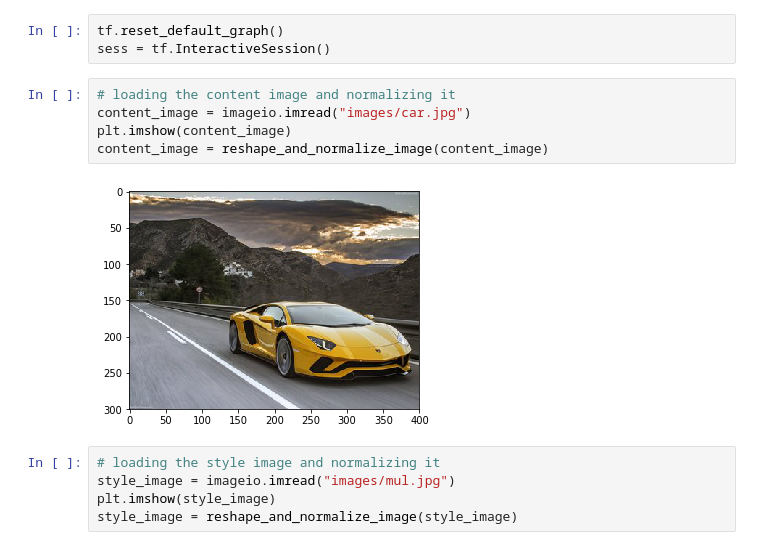
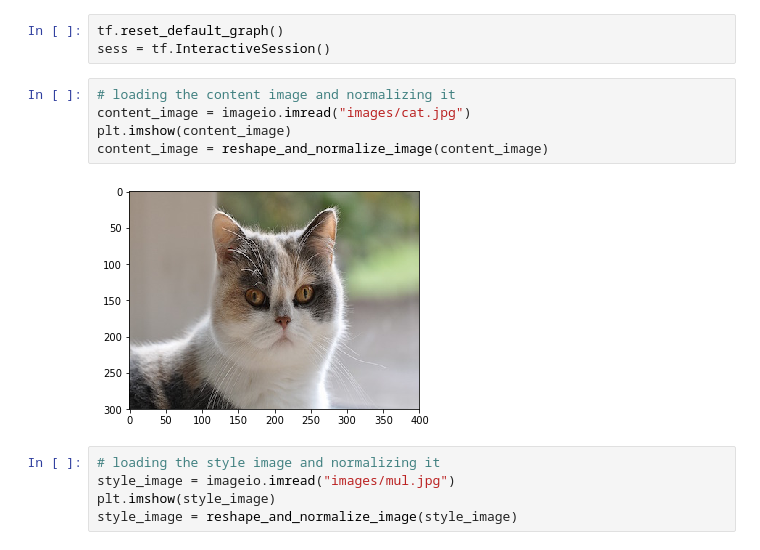
Before and after one commit to manankshastri/ART, a Jupyter notebook: art1.ipynb, the cells around one changed output. Cells and saved outputs as stored; diff of their text form.

```diff
--- a/art1.ipynb
+++ b/art1.ipynb
@@ -71,11 +71,11 @@ tf.reset_default_graph()
 sess = tf.InteractiveSession()
 # %%
 # loading the content image and normalizing it
-content_image = imageio.imread("images/car.jpg")
+content_image = imageio.imread("images/cat.jpg")
 plt.imshow(content_image)
 content_image = reshape_and_normalize_image(content_image)
 # %% [output]
-[figure, old version]
+[figure, new version]
 # %%
 # loading the style image and normalizing it
 style_image = imageio.imread("images/mul.jpg")
```
Also changed, not shown: parts of 4 cells of this notebook, 1 other file.
